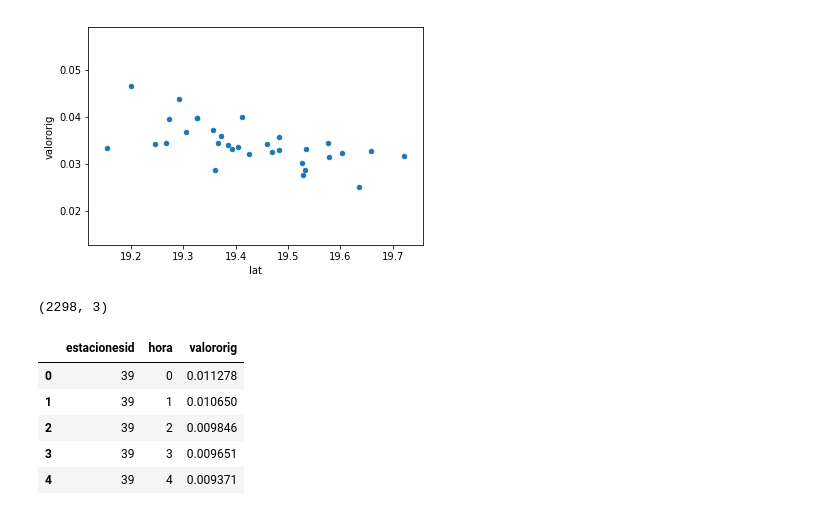
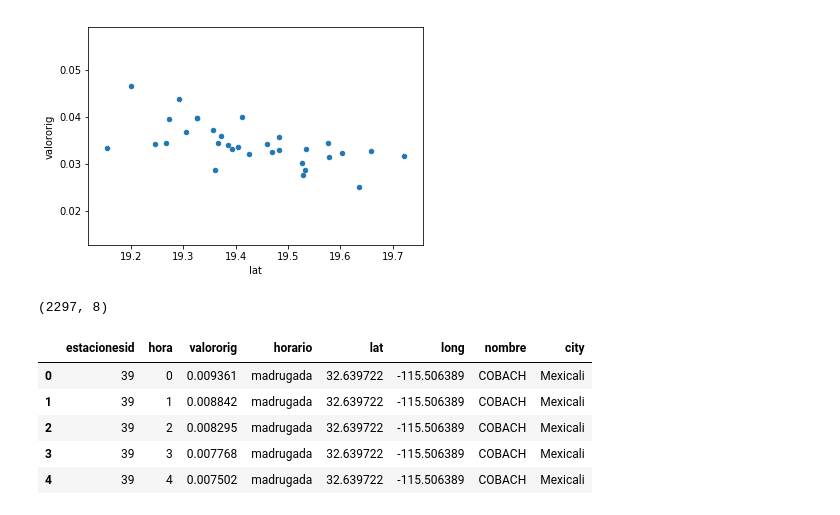
Before and after one commit to mxabierto/calidad-del-aire, a Jupyter notebook: notebooks/0.09_ozono_CDMX.ipynb, the cells around one changed output. Saved outputs shown, nothing was run; the diff lists cells and outputs as text; code cells hidden in the pictures.

```diff
--- a/notebooks/0.09_ozono_CDMX.ipynb
+++ b/notebooks/0.09_ozono_CDMX.ipynb
@@ -127,27 +137,37 @@ filtered_medicion[filtered_medicion.city=='Valle de México'].plot.scatter('lat'
 # %%
 mask = (mediciones.parametro=='O3') & (mediciones.estacionesid.isin(filtered_medicion.estacionesid))
 
 ozono_hora = mediciones[mask]
 
 # De acuerdo al análisis anterior, es buena idea filtrar valores demasiado grandes. Vamos a usar
 # como filtro el mínimo valor de ozono para establecer calidad del aire muy mala según SEMARNAT que es 0.6 ppm
 ozono_hora = ozono_hora[ozono_hora.valororig.between(0, 0.7)]
 
+ozono_hora['fecha'] = pd.to_datetime(ozono_hora.fecha)
+ozono_hora = ozono_hora[ozono_hora.fecha.dt.month.between(3, 5)]
+# print(ozono_hora.fecha.dt.month.unique())
+
 ozono_hora = ozono_hora.groupby(['estacionesid', 'hora']).valororig.mean().reset_index()
-# ozono_hora.columns = ['estacionesid', 'valororig', 'num_registros', 'validoorig']
+horarios_map = {0:'madrugada', 1:'madrugada', 2:'madrugada', 3:'madrugada', 4:'madrugada',
+                5:'mañana', 6:'mañana', 7:'mañana', 8:'mañana', 9:'mañana',
+                10:'mediodia', 11:'mediodia', 12:'mediodia', 13:'mediodia',
+                14:'tarde', 15:'tarde', 16:'tarde', 17:'tarde', 18:'tarde',
+                19:'noche', 20:'noche', 21:'noche', 22:'noche', 23:'noche'}
 
-# ozono_hora = ozono_hora.merge(estaciones[['estacionesid', 'lat', 'long', 'nombre']],
-#                                                     on='estacionesid')
-# ozono_hora = ozono_hora.merge(mediciones[['estacionesid', 'city']].drop_duplicates(),
-#                                                     on='estacionesid')
+ozono_hora['horario'] = ozono_hora.hora.map(horarios_map)
+
+ozono_hora = ozono_hora.merge(estaciones[['estacionesid', 'lat', 'long', 'nombre']],
+                                                    on='estacionesid')
+ozono_hora = ozono_hora.merge(mediciones[['estacionesid', 'city']].drop_duplicates(),
+                                                    on='estacionesid')
 
 print(ozono_hora.shape)
 ozono_hora.head()
 # %% [output]
-(2298, 3)
+(2297, 8)
-|  | estacionesid | hora | valororig |
-| 0 | 39 | 0 | 0.011278 |
-| 1 | 39 | 1 | 0.010650 |
-| 2 | 39 | 2 | 0.009846 |
-| 3 | 39 | 3 | 0.009651 |
-| 4 | 39 | 4 | 0.009371 |
+|  | estacionesid | hora | valororig | horario | lat | long | nombre | city |
+| 0 | 39 | 0 | 0.009361 | madrugada | 32.639722 | -115.506389 | COBACH | Mexicali |
+| 1 | 39 | 1 | 0.008842 | madrugada | 32.639722 | -115.506389 | COBACH | Mexicali |
+| 2 | 39 | 2 | 0.008295 | madrugada | 32.639722 | -115.506389 | COBACH | Mexicali |
+| 3 | 39 | 3 | 0.007768 | madrugada | 32.639722 | -115.506389 | COBACH | Mexicali |
+| 4 | 39 | 4 | 0.007502 | madrugada | 32.639722 | -115.506389 | COBACH | Mexicali |
```
Also changed, not shown: parts of 3 cells of this notebook, 3 other files.
